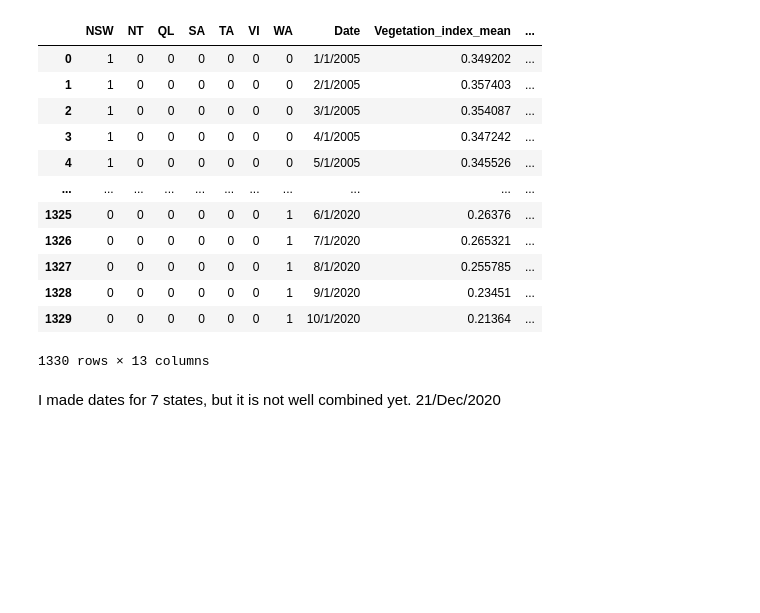
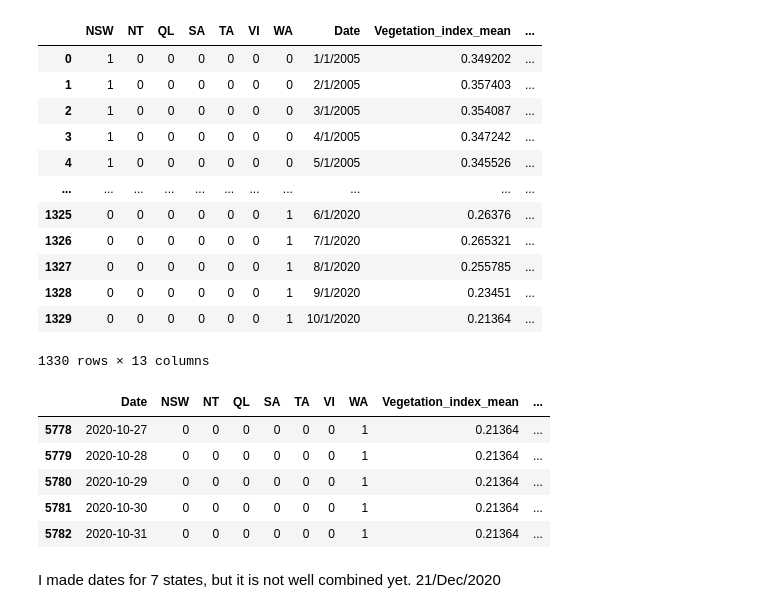
Before and after one commit to ccomkhj/Spot-Challenge-Wildfires, a Jupyter notebook: main/Build Model.ipynb, the cells around one changed output. Saved outputs shown, nothing was run; the diff lists cells and outputs as text; code cells hidden in the pictures; blank space fills up the shorter version.

```diff
--- a/main/Build Model.ipynb
+++ b/main/Build Model.ipynb
@@ -165,4 +165,28 @@ H_Wildfires_ohe.Date=pd.to_datetime(H_Wildfires_ohe.Date)
 Weather_ohe.Date=pd.to_datetime(Weather_ohe.Date)
 Weather_Fc_ohe.Date=pd.to_datetime(Weather_Fc_ohe.Date)
 Vege_ohe.Date=pd.to_datetime(Vege_ohe.Date)
+# %%
+def month2days(big_df, last_date, regions):
+    df_return = None
+    for reg in regions:
+        df = big_df[big_df[reg] == 1]
+        new_row = df[-1:].values
+        new_row[0][7] = last_date
+        df = df.append(pd.DataFrame(new_row, columns=df.columns))
+        df.set_index(df.Date, inplace=True)
+        df_fill = df.resample('D').pad().drop(columns=['Date'])
+        df_fill.reset_index(inplace=True)
+
+        if df_return is None:
+            df_return = df_fill
+        else:
+            df_return = pd.concat([df_return, df_fill])
+    return df_return
+# %% [output]
+|  | Date | NSW | NT | QL | SA | TA | VI | WA | Vegetation_index_mean | ... |
+| 5778 | 2020-10-27 | 0 | 0 | 0 | 0 | 0 | 0 | 1 | 0.21364 | ... |
+| 5779 | 2020-10-28 | 0 | 0 | 0 | 0 | 0 | 0 | 1 | 0.21364 | ... |
+| 5780 | 2020-10-29 | 0 | 0 | 0 | 0 | 0 | 0 | 1 | 0.21364 | ... |
+| 5781 | 2020-10-30 | 0 | 0 | 0 | 0 | 0 | 0 | 1 | 0.21364 | ... |
+| 5782 | 2020-10-31 | 0 | 0 | 0 | 0 | 0 | 0 | 1 | 0.21364 | ... |
 # %%
```
Also changed, not shown: parts of 15 cells of this notebook, 1 other file.
